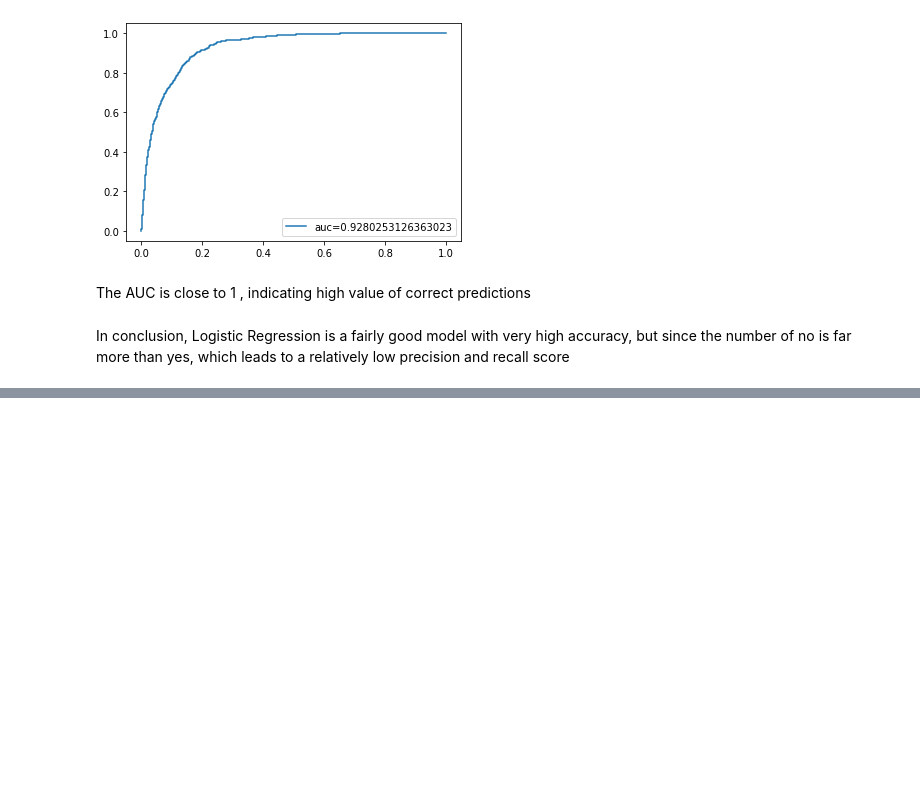
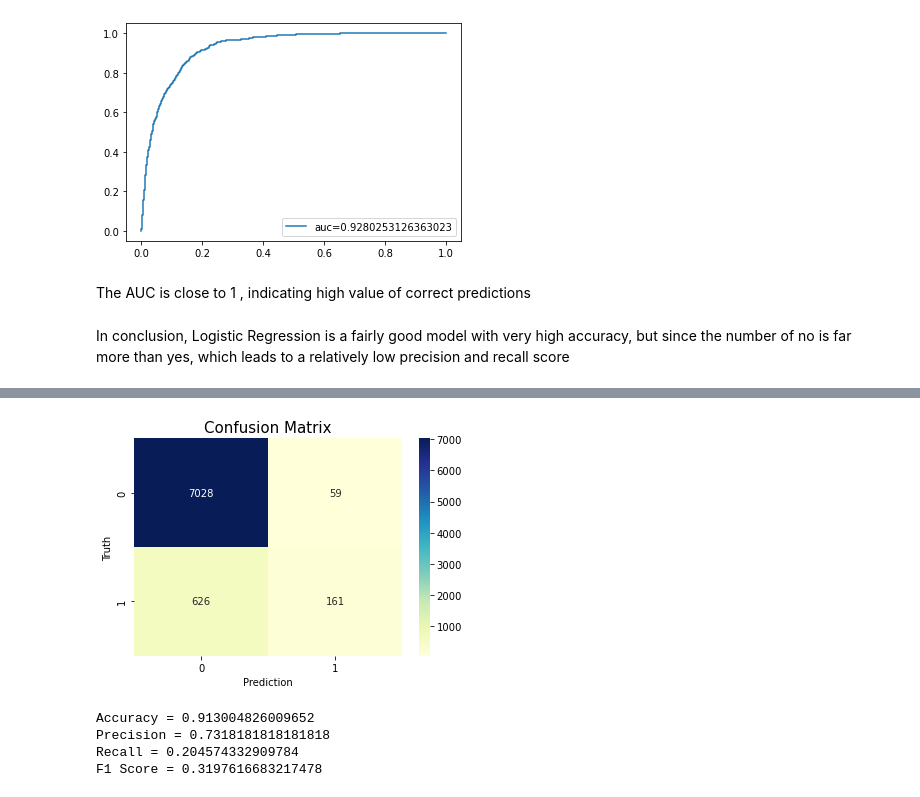
Before and after one commit to tassalor1/Bank-Term-Deposit-Prediction, a Jupyter notebook: KefanYu_Model.ipynb, the cells around one changed output, grey strips where cells are left out. Drawn from its saved outputs; the diff is of its cells as text; code cells hidden in the pictures; blank space fills up the shorter version.

```diff
--- a/KefanYu_Model.ipynb
+++ b/KefanYu_Model.ipynb
@@ -228,6 +228,8 @@ df.drop("y", axis=1, inplace=True)
 # %%
 X = df.iloc[:, 0:20]  # Set X be all columns except target
 y = df.y_encode
+# %%
+X_dur = X.drop('duration', axis=1)
 # %%
 # split X and y into training and testing sets
 from sklearn.model_selection import train_test_split
@@ -313,0 +318,5 @@ In conclusion, Logistic Regression is a fairly good model with very high accurac
+# %%
+# split X and y into training and testing sets
+from sklearn.model_selection import train_test_split
+
+X_train, X_test, y_train, y_test = train_test_split(X_dur, y, test_size=0.2)  # have a 80-20 split for train and test of X and y
@@ -313,0 +333,6 @@ In conclusion, Logistic Regression is a fairly good model with very high accurac
+# %%
+from sklearn.linear_model import LogisticRegression
+
+reg = LogisticRegression()
+reg.fit(X_train, y_train)  # fit the model
+y_pred = reg.predict(X_test)  # make prediction
@@ -313,0 +347,15 @@ In conclusion, Logistic Regression is a fairly good model with very high accurac
+# %%
+from sklearn import metrics
+import matplotlib.pyplot as plt
+import seaborn as sns
+
+cnf_matrix = metrics.confusion_matrix(y_test, y_pred)  # create the confusion matrix
+sns.heatmap(pd.DataFrame(cnf_matrix), annot=True, cmap="YlGnBu" ,fmt='g')  # show in the form of heat map
+
+plt.title('Confusion Matrix', fontsize = 15)
+plt.xlabel('Prediction', fontsize = 10)
+plt.ylabel('Truth', fontsize = 10)
+
+plt.show()
+# %% [output]
+[figure, added]
@@ -313,0 +369,15 @@ In conclusion, Logistic Regression is a fairly good model with very high accurac
+# %%
+accuracy = accuracy_score(y_test, y_pred)  # calculate accuracy score
+precision = precision_score(y_test, y_pred)  # calculate precision score
+recall = recall_score(y_test, y_pred)  # calculate recall score
+f1score = f1_score(y_test, y_pred)  # calculate f1  score
+
+print(f"Accuracy = {accuracy}")
+print(f"Precision = {precision}")
+print(f"Recall = {recall}")
+print(f"F1 Score = {f1score}")
+# %% [output]
+Accuracy = 0.913004826009652
+Precision = 0.7318181818181818
+Recall = 0.204574332909784
+F1 Score = 0.3197616683217478
```
Also changed, not shown: parts of 10 cells of this notebook.
